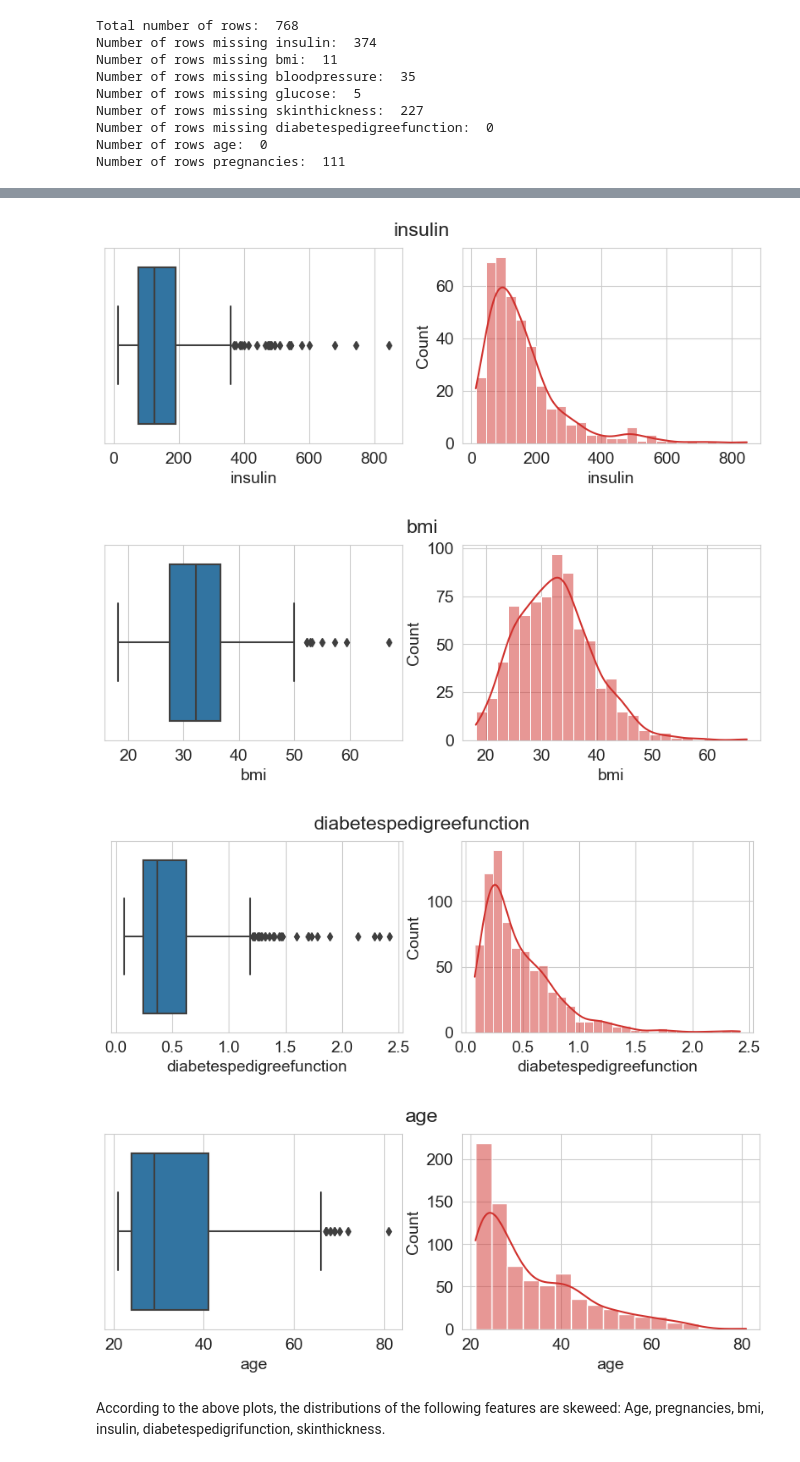
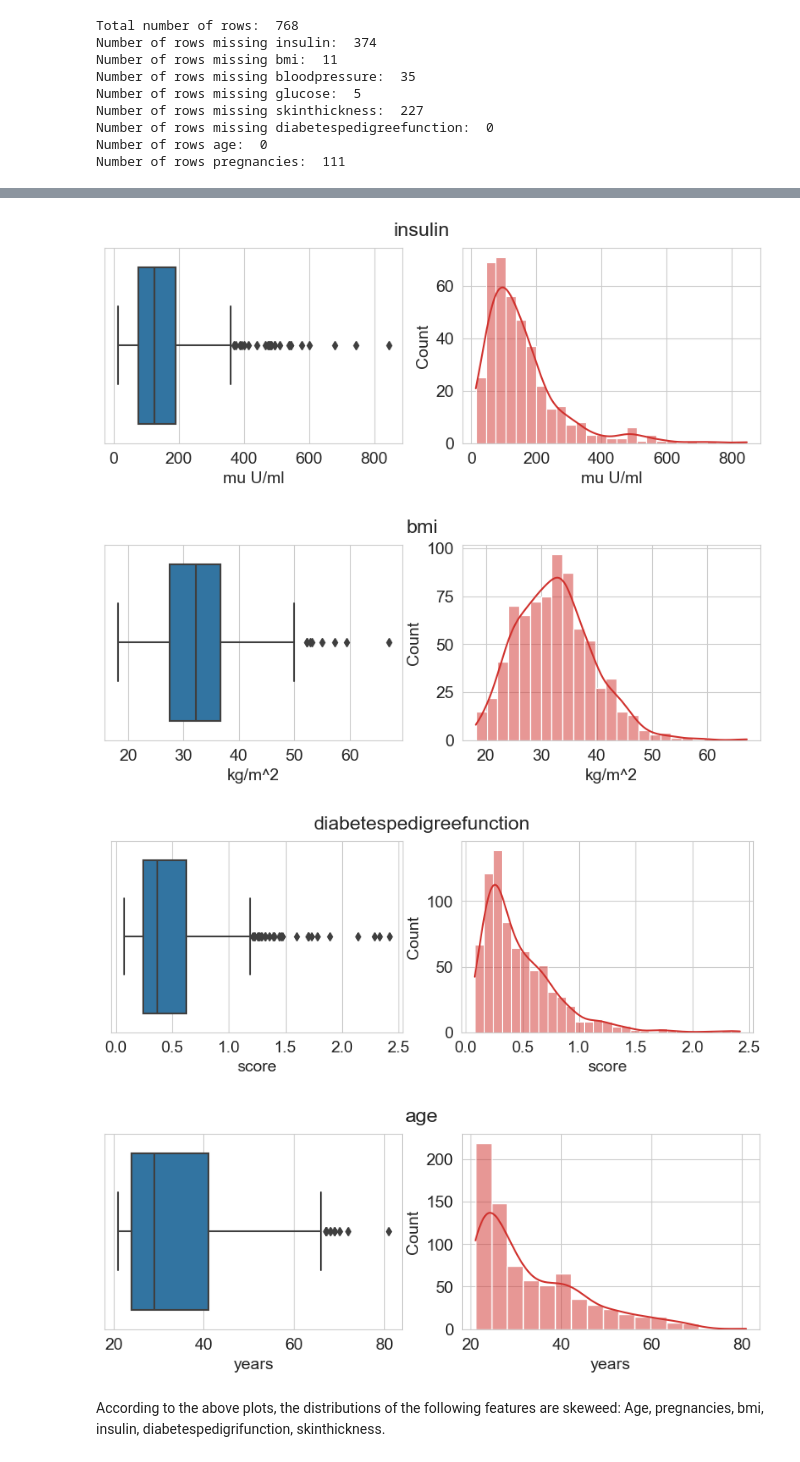
Before and after one commit to sergio-sanz-rodriguez/Diabetes-Detection-ML, a Jupyter notebook: A Comprehensive Comparison of Machine-Learning Models for Diabetes Detection.ipynb, the cells around one changed output, grey strips where cells are left out. Drawn from its saved outputs; the diff is of its cells as text; code cells hidden in the pictures.

```diff
--- a/A Comprehensive Comparison of Machine-Learning Models for Diabetes Detection.ipynb
+++ b/A Comprehensive Comparison of Machine-Learning Models for Diabetes Detection.ipynb
@@ -438,12 +438,3 @@ memory usage: 54.1 KB
 # %%
 # Convert column names to lowercase
 df_copy.columns = [x.lower() for x in df_copy.columns]
-# %%
-# Plot distributions
-fig,ax = plt.subplots(3,3,figsize=(12,8))
-count = 0
-for item in df_copy.columns.to_list():
-    sns.histplot(df_copy[item], kde=True, ax=ax[int(count/3)][count%3], color='#33658A').set(title=item, xlabel='')
-    count += 1
-ax.flat[-1].set_visible(False)
-fig.tight_layout(pad=3)
@@ -483,14 +472,20 @@ df.skinthickness.replace(0, np.nan, inplace=True)
 num_features = list(df.columns[df.dtypes!=object])
 num_features.remove('outcome')
 
-def plot_num(feature):
-    fig,axes=plt.subplots(1,2)
-    sns.boxplot(data=df, x=feature, ax=axes[0])
-    sns.histplot(data=df, x=feature, ax=axes[1], color='#D0312D', kde=True)
+def plot_num(feature, units):
+    fig = plt.figure(figsize=(10,3))
+    axes = fig.add_subplot(121)
+    #,axes=plt.subplots(1,2)
+    sns.boxplot(data=df, x=feature, ax=axes)
+    plt.xlabel(units)
+    axes = fig.add_subplot(122)
+    sns.histplot(data=df, x=feature, ax=axes, color='#D0312D', kde=True)
+    plt.xlabel(units)
     fig.set_size_inches(10, 3)
     plt.suptitle(feature)  # Adds a title to the entire figure
     plt.show()
 
-for column in num_features:
-    plot_num(column)
+units = ['#','GTIT','mm Hg','mm','mu U/ml','kg/m^2','score','years']
+for idx, column in enumerate(num_features):
+    plot_num(column,units[idx])
 # %% [output]
@@ -501,7 +496,7 @@ for column in num_features:
-[figure, old version]
+[figure, new version]
-[figure, old version]
+[figure, new version]
-[figure, old version]
+[figure, new version]
-[figure, old version]
+[figure, new version]
 # %% [markdown]
 According to the above plots, the distributions of the following features are skeweed: Age, pregnancies, bmi, insulin, diabetespedigrifunction, skinthickness.
 # %%
```
Also changed, not shown: parts of 3 cells of this notebook.
